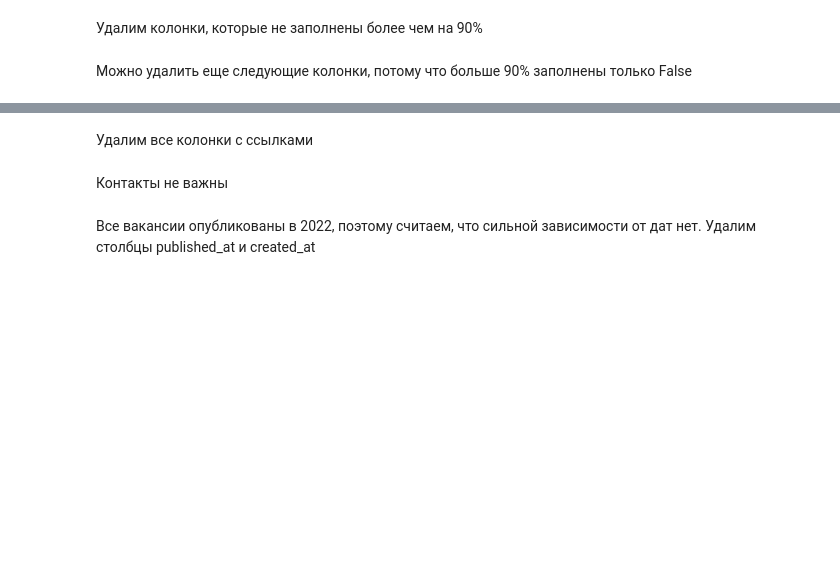
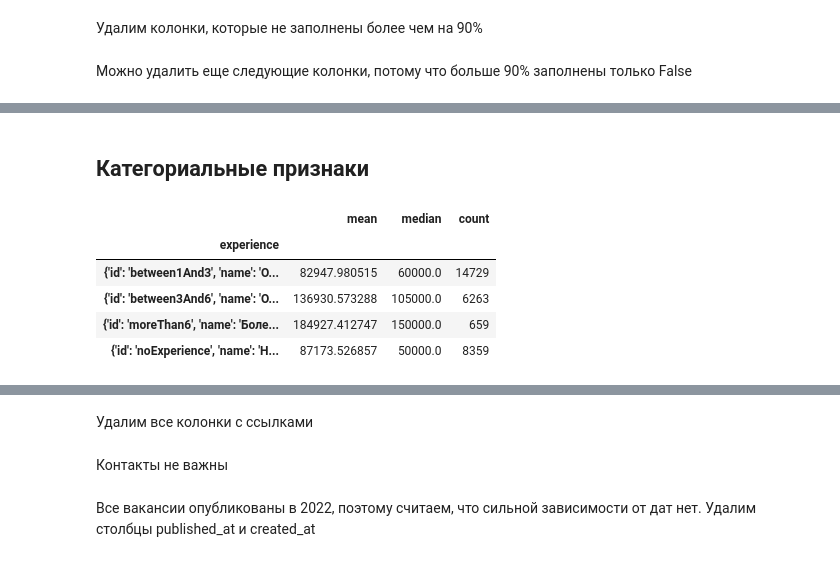
Before and after one commit to Hope1133/Portfolio, a Jupyter notebook: Cost_regression/notebooks/research_notebook.ipynb, the cells around one changed output, grey strips where cells are left out. Saved outputs shown, nothing was run; the diff lists cells and outputs as text; code cells hidden in the pictures; blank space fills up the shorter version.

```diff
--- a/Cost_regression/notebooks/research_notebook.ipynb
+++ b/Cost_regression/notebooks/research_notebook.ipynb
@@ -204,0 +205,11 @@ df.drop(lst_to_drop, axis=1, inplace=True)
+# %% [markdown]
+## Категориальные признаки
+# %%
+df.groupby("experience")["mean_salary"].agg(["mean","median","count"])
+# %% [output]
+|  | mean | median | count |
+| experience |  |  |  |
+| {'id': 'between1And3', 'name': 'О... | 82947.980515 | 60000.0 | 14729 |
+| {'id': 'between3And6', 'name': 'О... | 136930.573288 | 105000.0 | 6263 |
+| {'id': 'moreThan6', 'name': 'Боле... | 184927.412747 | 150000.0 | 659 |
+| {'id': 'noExperience', 'name': 'Н... | 87173.526857 | 50000.0 | 8359 |
```
Also changed, not shown: parts of 26 cells of this notebook.
